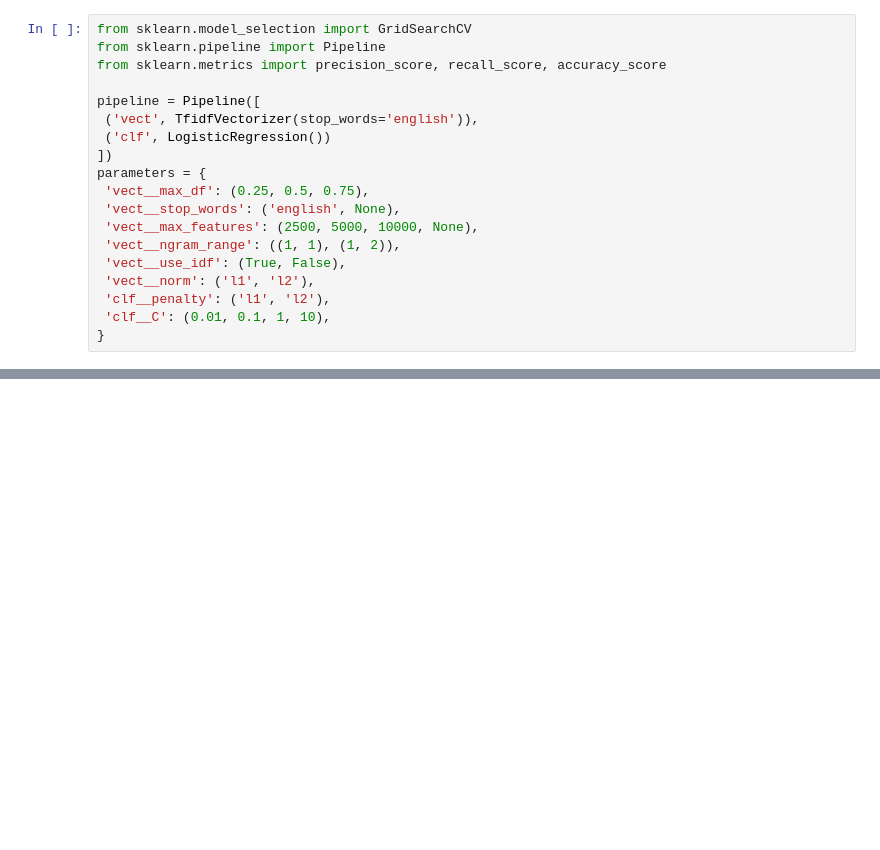
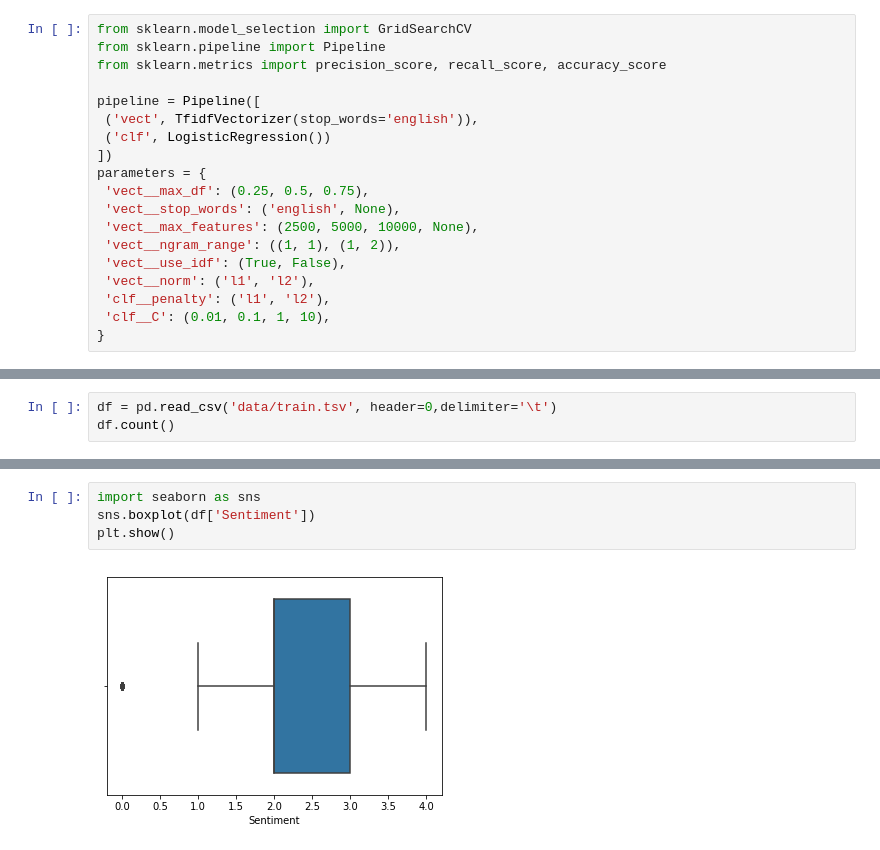
Before and after one commit to cjherman6/GLMs, a Jupyter notebook: Logistic_Regressions.ipynb, the cells around one changed output, grey strips where cells are left out. Drawn from its saved outputs; the diff is of its cells as text; blank space fills up the shorter version.

```diff
--- a/Logistic_Regressions.ipynb
+++ b/Logistic_Regressions.ipynb
@@ -161,0 +210,3 @@ for param_name in sorted(parameters.keys()):
+# %%
+df = pd.read_csv('data/train.tsv', header=0,delimiter='\t')
+df.count()
@@ -161,0 +260,6 @@ for param_name in sorted(parameters.keys()):
+# %%
+import seaborn as sns
+sns.boxplot(df['Sentiment'])
+plt.show()
+# %% [output]
+[figure, added]
```
Also changed, not shown: parts of 30 cells of this notebook, 14 other files.
